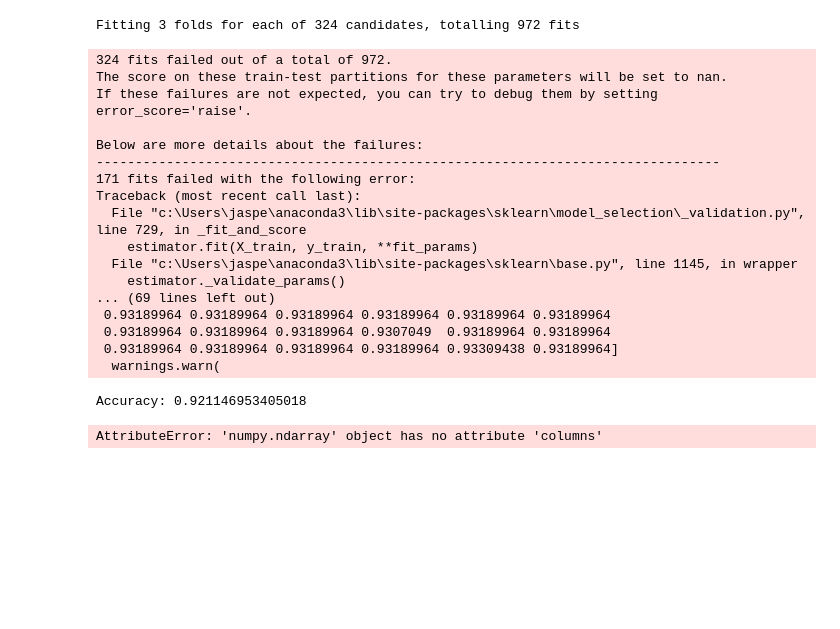
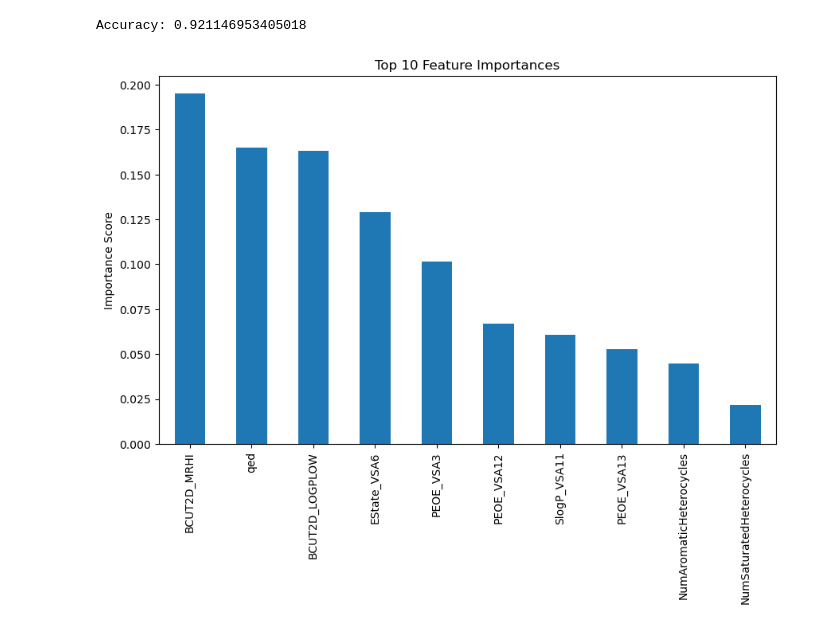
Before and after one commit to jobvandijk/GroupAssigment_group6, a Jupyter notebook: RandomForest.ipynb, the cells around one changed output. Drawn from its saved outputs; the diff is of its cells as text; code cells hidden in the pictures; blank space fills up the shorter version.

```diff
--- a/RandomForest.ipynb
+++ b/RandomForest.ipynb
@@ -5,88 +5,58 @@ from sklearn.model_selection import train_test_split
 from sklearn.ensemble import RandomForestClassifier
 from sklearn import metrics
 import matplotlib.pyplot as plt
-from sklearn.preprocessing import StandardScaler
 
 # Load the data
 file_path = r"C:\Users\jaspe\OneDrive - TU Eindhoven\TUe\Master\Year 1\Q4\Advanced Programming\Assignment 4 group\sorted_tested_molecules.csv"
 df = pd.read_csv(file_path)
 
 # Select the first 10 columns for features
-X = df.iloc[:, :40]
+X = df.iloc[:, :10]
+
+# Define the target variables
 y = df[['PKM2_inhibition', 'ERK2_inhibition']]
 
 # Convert data to float32
 X = X.astype(np.float32)
-scaler = StandardScaler()
-X = scaler.fit_transform(X)
 y = y.astype(np.float32)
 
 # Split dataset into training set and test set
 X_train, X_test, y_train, y_test = train_test_split(X, y, test_size=0.25, random_state=42)
 
-from sklearn.model_selection import GridSearchCV
-
-param_grid = {
-    'n_estimators': [100, 200, 300],
-    'max_depth': [None, 10, 20, 30],
-    'min_samples_split': [2, 5, 10],
-    'min_samples_leaf': [1, 2, 4],
-    'max_features': ['auto', 'sqrt', 'log2']
-}
-
-grid_search = GridSearchCV(estimator=clf, param_grid=param_grid, cv=3, n_jobs=-1, verbose=2)
-grid_search.fit(X_train, y_train)
-best_clf = grid_search.best_estimator_
+# Create a RandomForestClassifier
+clf = RandomForestClassifier(n_estimators=100)
 
 # Train the model using the training sets
-best_clf.fit(X_train, y_train)
+clf.fit(X_train, y_train)
 
 # Make predictions on the test set
 y_pred = clf.predict(X_test)
 
 # Model Accuracy, how often is the classifier correct?
 accuracy = metrics.accuracy_score(y_test, y_pred)
 print("Accuracy:", accuracy)
 
 # Adding the actual and predicted values to a new dataframe with molecule names
 results_df = pd.DataFrame({
     'PKM2_actual': y_test['PKM2_inhibition'].values,
     'ERK2_actual': y_test['ERK2_inhibition'].values,
     'PKM2_predicted': y_pred[:, 0],
     'ERK2_predicted': y_pred[:, 1]
 })
 
 # Save to new CSV
 output_file_path = "predicted_molecules.csv"
 results_df.to_csv(output_file_path, index=False)
 
 # Feature importances
 feature_imp = pd.Series(clf.feature_importances_, index=X.columns).sort_values(ascending=False)
 
 # Plotting feature importances
 plt.figure(figsize=(10, 6))
 feature_imp.head(10).plot(kind='bar')
 plt.title('Top 10 Feature Importances')
 plt.ylabel('Importance Score')
 plt.show()
 # %% [output]
-Fitting 3 folds for each of 324 candidates, totalling 972 fits
+Accuracy: 0.921146953405018
-324 fits failed out of a total of 972.
-The score on these train-test partitions for these parameters will be set to nan.
-If these failures are not expected, you can try to debug them by setting error_score='raise'.
-
-Below are more details about the failures:
---------------------------------------------------------------------------------
-171 fits failed with the following error:
-Traceback (most recent call last):
-  File "c:\Users\jaspe\anaconda3\lib\site-packages\sklearn\model_selection\_validation.py", line 729, in _fit_and_score
-    estimator.fit(X_train, y_train, **fit_params)
-  File "c:\Users\jaspe\anaconda3\lib\site-packages\sklearn\base.py", line 1145, in wrapper
-    estimator._validate_params()
-... (69 lines left out)
- 0.93189964 0.93189964 0.93189964 0.93189964 0.93189964 0.93189964
- 0.93189964 0.93189964 0.93189964 0.9307049  0.93189964 0.93189964
- 0.93189964 0.93189964 0.93189964 0.93189964 0.93309438 0.93189964]
-  warnings.warn(
-Accuracy: 0.921146953405018
-AttributeError: 'numpy.ndarray' object has no attribute 'columns'
+[figure, added]
```
